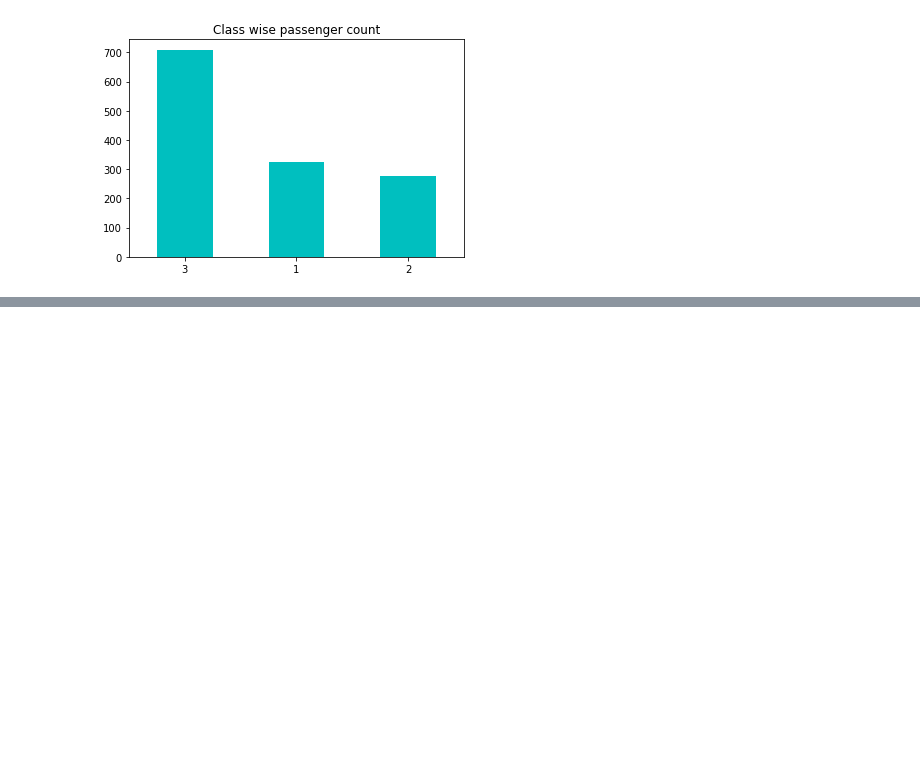
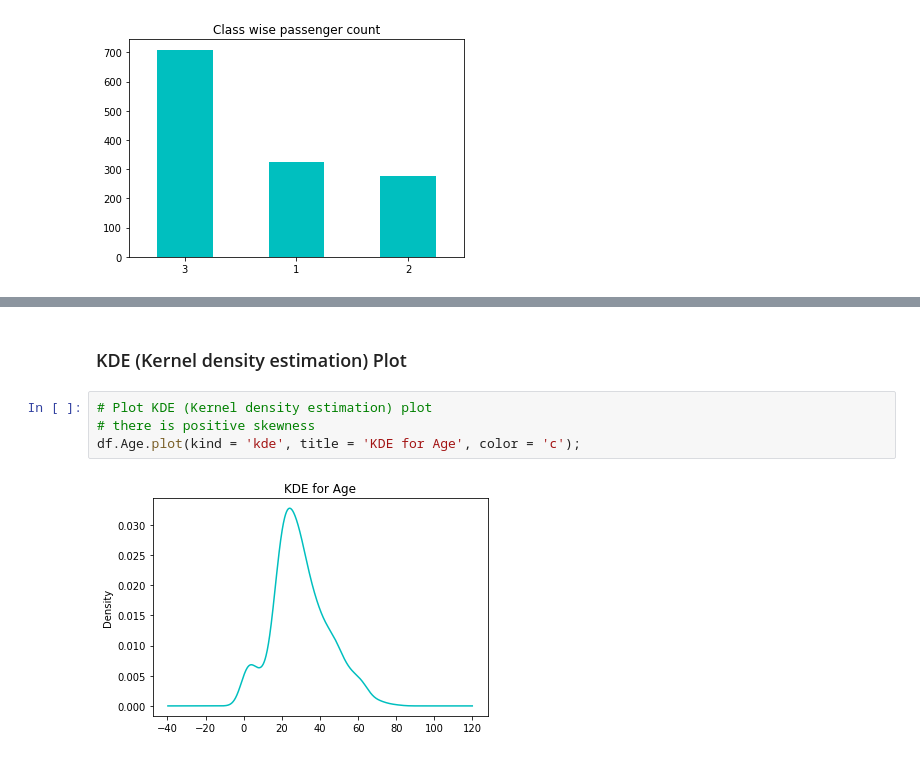
Before and after one commit to ketan12sharma/titanic, a Jupyter notebook: notebooks/ExploringData_Part_1_Titanic.ipynb, the cells around one changed output, grey strips where cells are left out. Saved outputs shown, nothing was run; the diff lists cells and outputs as text; blank space fills up the shorter version.

```diff
--- a/notebooks/ExploringData_Titanic.ipynb
+++ b/notebooks/ExploringData_Part_1_Titanic.ipynb
@@ -347,0 +364,8 @@ df.Pclass.value_counts().plot(kind = 'bar',rot = 0, title= 'Class wise passenger
+# %% [markdown]
+### KDE (Kernel density estimation) Plot
+# %%
+# Plot KDE (Kernel density estimation) plot
+# there is positive skewness
+df.Age.plot(kind = 'kde', title = 'KDE for Age', color = 'c');
+# %% [output]
+[figure, added]
```
Also changed, not shown: parts of 28 cells of this notebook, 1 other file.
